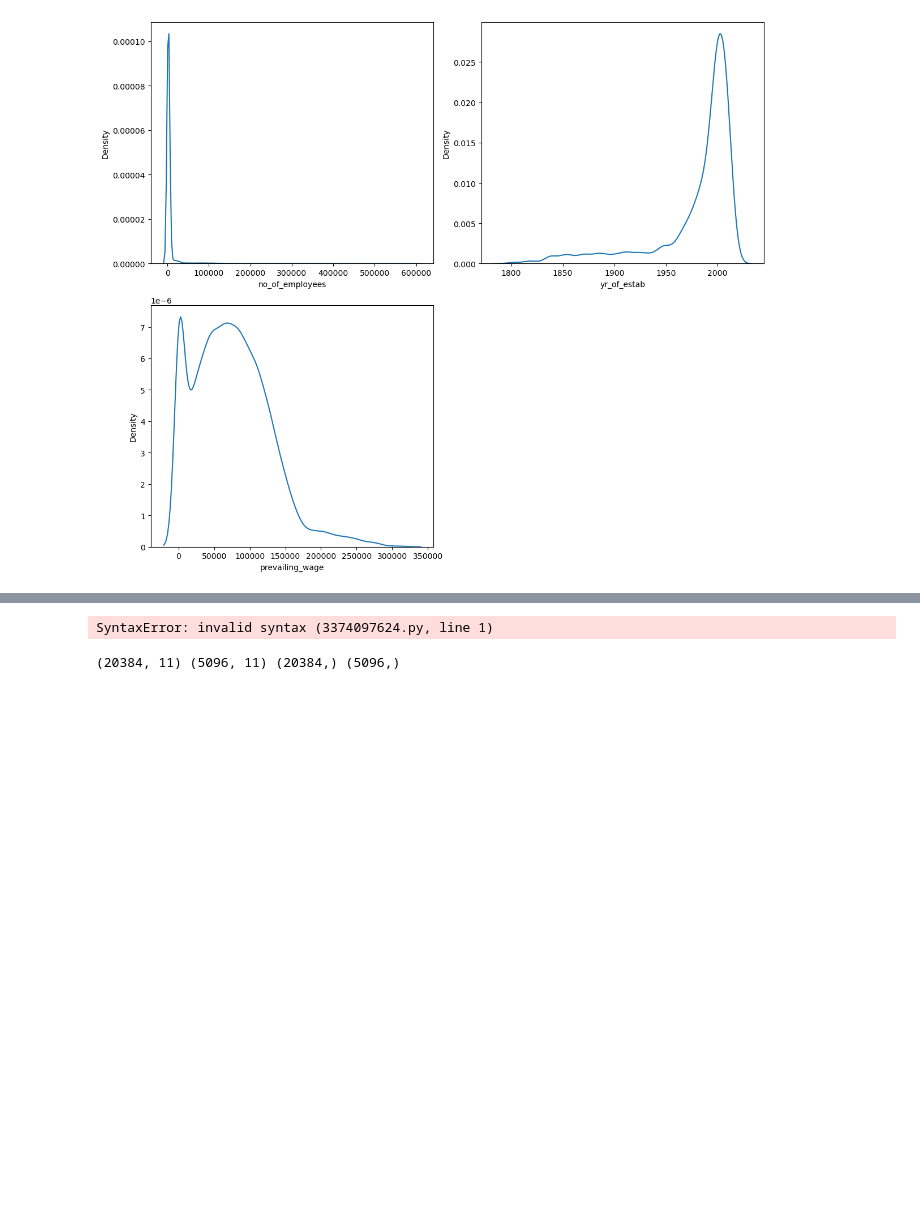
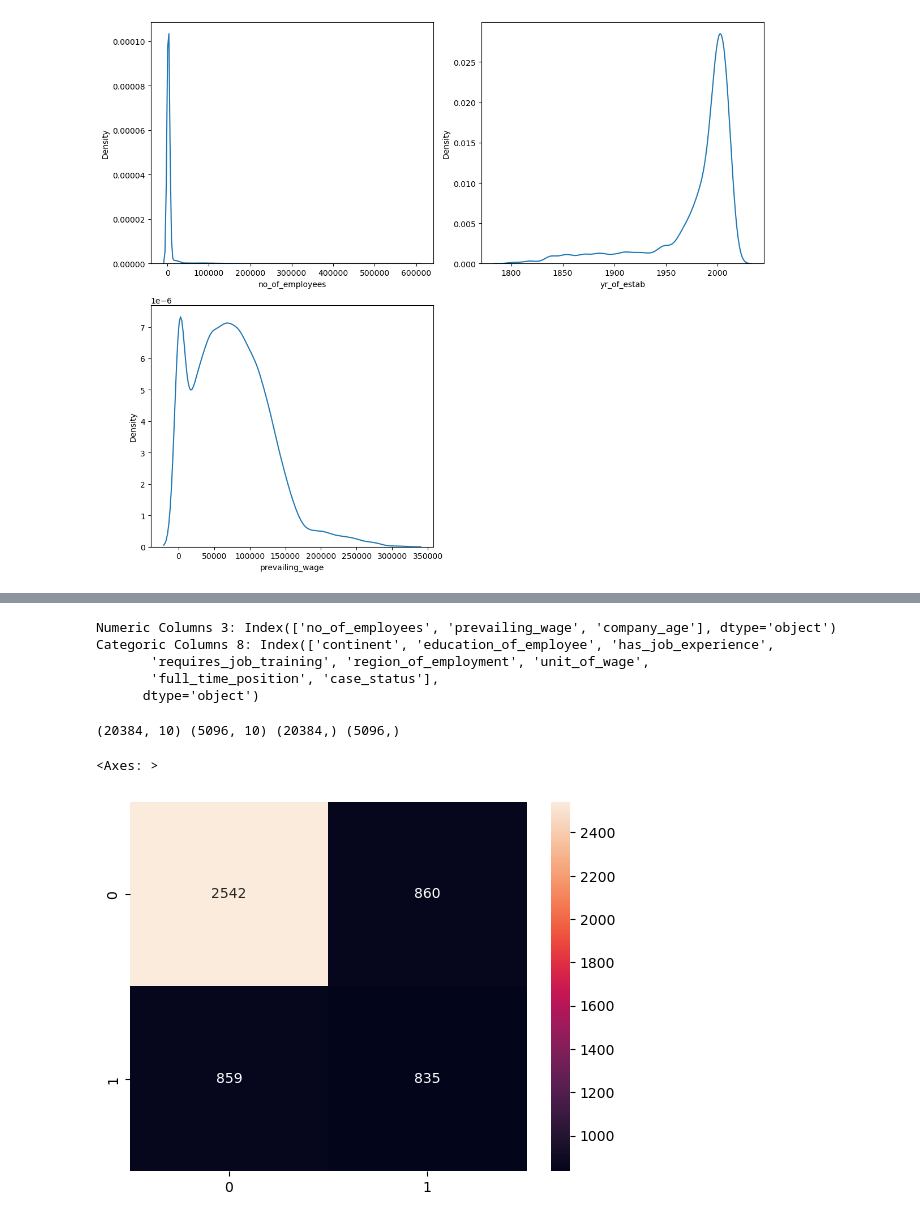
Before and after one commit to PARTHIBAN-007/Visa_Approval-MLOps, a Jupyter notebook: experiments/main.ipynb, the cells around one changed output, grey strips where cells are left out. Saved outputs shown, nothing was run; the diff lists cells and outputs as text; code cells hidden in the pictures; blank space fills up the shorter version.

```diff
--- a/experiments/main.ipynb
+++ b/experiments/main.ipynb
@@ -110,7 +108,5 @@ KeyboardInterrupt:
 # %%
-df = df.drop("case_id",axis=1)1
+df = df.drop("case_id",axis=1)
-# %% [output]
-SyntaxError: invalid syntax (3374097624.py, line 1)
 # %%
 from datetime import date
 
@@ -119,6 +115,28 @@ current_year = today.year
 df['company_age'] = current_year-df["yr_of_estab"]
 # %%
 df = df.drop(columns="yr_of_estab")
+# %%
+numeric_features = df.select_dtypes(exclude="object").columns
+categoric_features = df.select_dtypes(include="object").columns
+
+print(f"Numeric Columns {len(numeric_features)}: {numeric_features}")
+print(f"Categoric Columns {len(categoric_features)}: {categoric_features}")
+# %% [output]
+Numeric Columns 3: Index(['no_of_employees', 'prevailing_wage', 'company_age'], dtype='object')
+Categoric Columns 8: Index(['continent', 'education_of_employee', 'has_job_experience',
+       'requires_job_training', 'region_of_employment', 'unit_of_wage',
+       'full_time_position', 'case_status'],
+      dtype='object')
+# %%
+from sklearn.preprocessing import StandardScaler , LabelEncoder
+
+encoder = LabelEncoder()
+for columns in categoric_features:
+    df[columns] = encoder.fit_transform(df[columns])
+
+scaler = StandardScaler()
+
+df[numeric_features] = scaler.fit_transform(df[numeric_features])
 # %%
 x = df.drop(columns="case_status")
 y = df["case_status"]
@@ -128,4 +146,19 @@ from sklearn.model_selection import train_test_split
 x_train , x_test , y_train , y_test = train_test_split(x,y,test_size=0.2,random_state =42)
 print(x_train.shape , x_test.shape , y_train.shape , y_test.shape)
 # %% [output]
-(20384, 11) (5096, 11) (20384,) (5096,)
+(20384, 10) (5096, 10) (20384,) (5096,)
+# %%
+from sklearn.tree import DecisionTreeClassifier
+
+dt = DecisionTreeClassifier()
+dt.fit(x_train,y_train)
+
+y_pred = dt.predict(x_test)
+
+from sklearn.metrics import confusion_matrix
+
+conn = confusion_matrix(y_pred,y_test)
+sns.heatmap(conn,annot = True,fmt=".0f")
+# %% [output]
+<Axes: >
+[figure, added]
```
Also changed, not shown: parts of 2 cells of this notebook.
